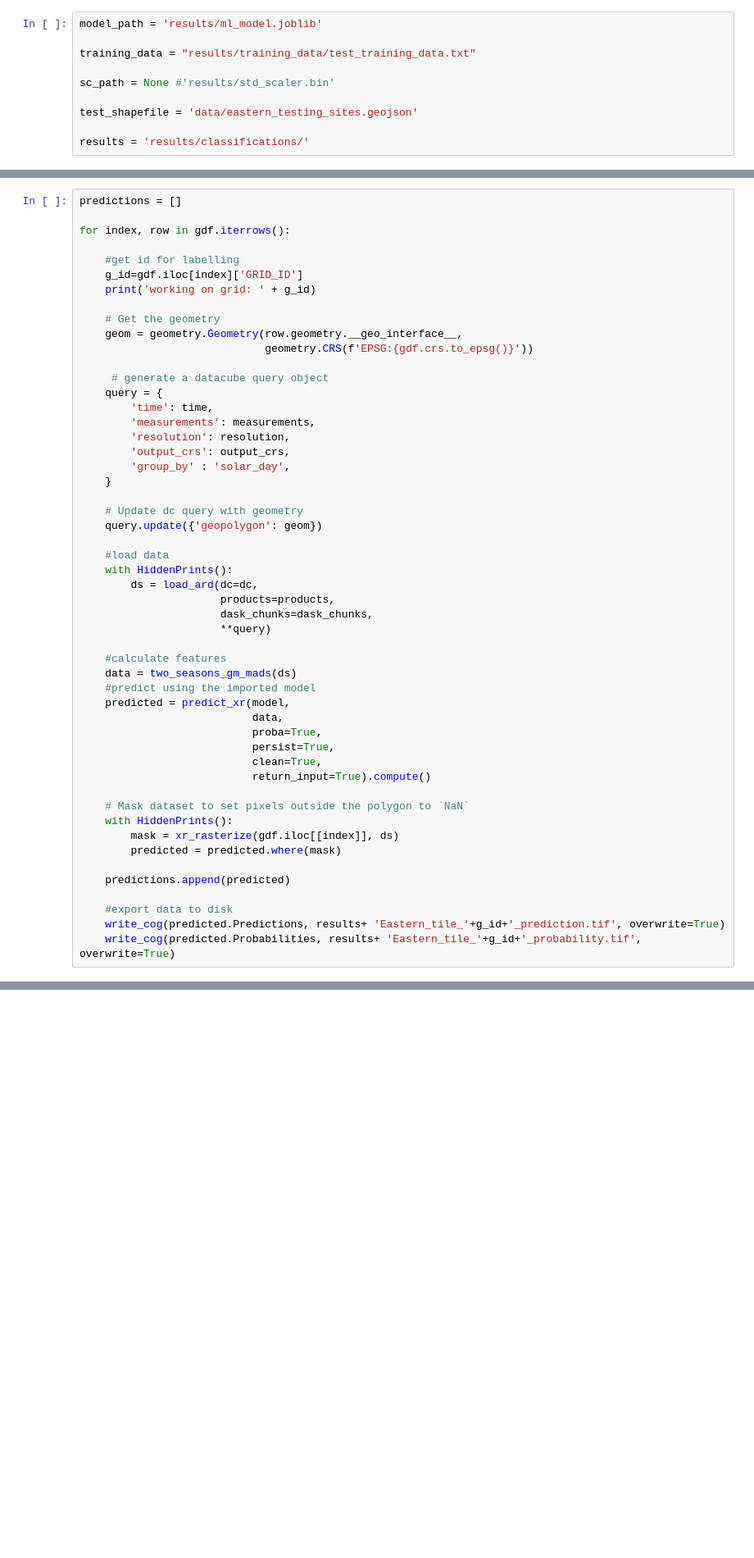
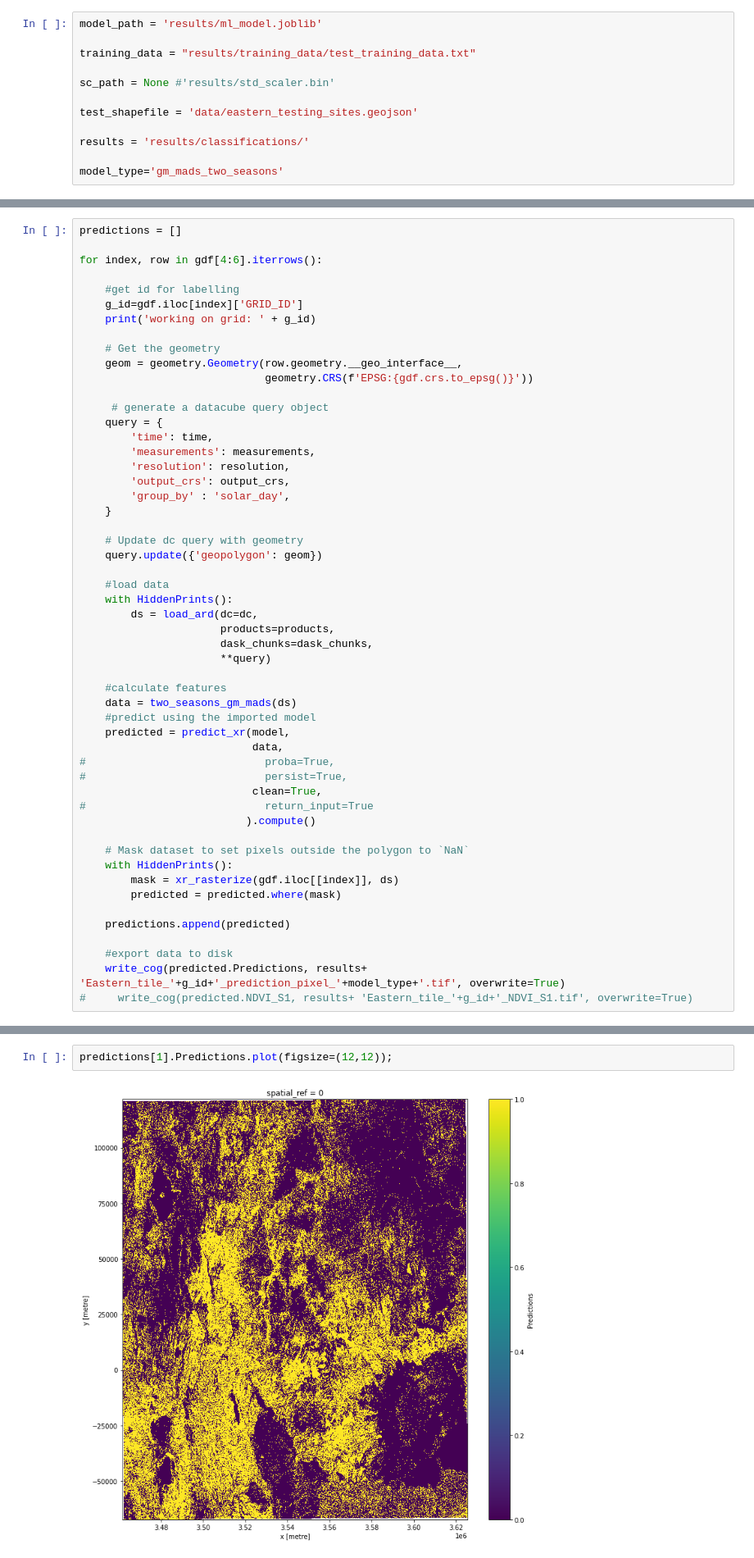
Before and after one commit to fivejjs/deafrica-sandbox-notebooks, a Jupyter notebook: crop_mask/eastern_cropmask/4_Predict.ipynb, the cells around one changed output, grey strips where cells are left out. Shown at 82% size. Drawn from its saved outputs; the diff is of its cells as text; blank space fills up the shorter version.

```diff
--- a/crop_mask/eastern_cropmask/4_Predict.ipynb
+++ b/crop_mask/eastern_cropmask/4_Predict.ipynb
@@ -75,6 +74,8 @@ sc_path = None #'results/std_scaler.bin'
 test_shapefile = 'data/eastern_testing_sites.geojson'
 
 results = 'results/classifications/'
+
+model_type='gm_mads_two_seasons'
 # %% [markdown]
 ### Connect to the datacube
 # %%
@@ -142,7 +143,7 @@ The results are exported to file as Cloud-Optimised Geotiffs.
 # %%
 predictions = []
 
-for index, row in gdf.iterrows():
+for index, row in gdf[4:6].iterrows():
 
     #get id for labelling
     g_id=gdf.iloc[index]['GRID_ID']
@@ -176,10 +177,11 @@ for index, row in gdf.iterrows():
     #predict using the imported model
     predicted = predict_xr(model,
                            data,
-                           proba=True,
-                           persist=True,
+#                            proba=True,
+#                            persist=True,
                            clean=True,
-                           return_input=True).compute()
+#                            return_input=True
+                          ).compute()
 
     # Mask dataset to set pixels outside the polygon to `NaN`
     with HiddenPrints():
@@ -189,6 +191,6 @@ for index, row in gdf.iterrows():
     predictions.append(predicted)
 
     #export data to disk
-    write_cog(predicted.Predictions, results+ 'Eastern_tile_'+g_id+'_prediction.tif', overwrite=True)
-    write_cog(predicted.Probabilities, results+ 'Eastern_tile_'+g_id+'_probability.tif', overwrite=True)
+    write_cog(predicted.Predictions, results+ 'Eastern_tile_'+g_id+'_prediction_pixel_'+model_type+'.tif', overwrite=True)
+#     write_cog(predicted.NDVI_S1, results+ 'Eastern_tile_'+g_id+'_NDVI_S1.tif', overwrite=True)
 # %% [output]
@@ -213,0 +224,4 @@ working on grid: E-6
+# %%
+predictions[1].Predictions.plot(figsize=(12,12));
+# %% [output]
+[figure, added]
```
Also changed, not shown: parts of 11 cells of this notebook, 4 other files.
